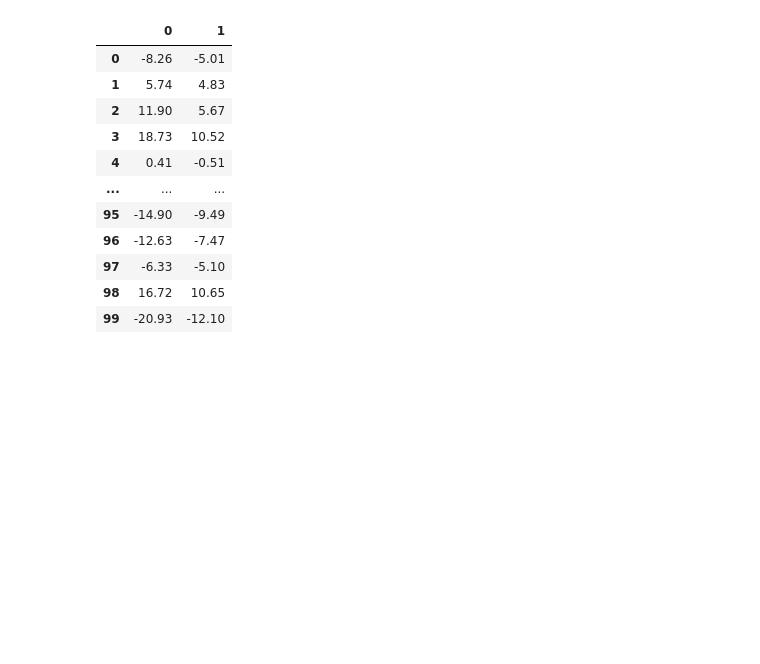
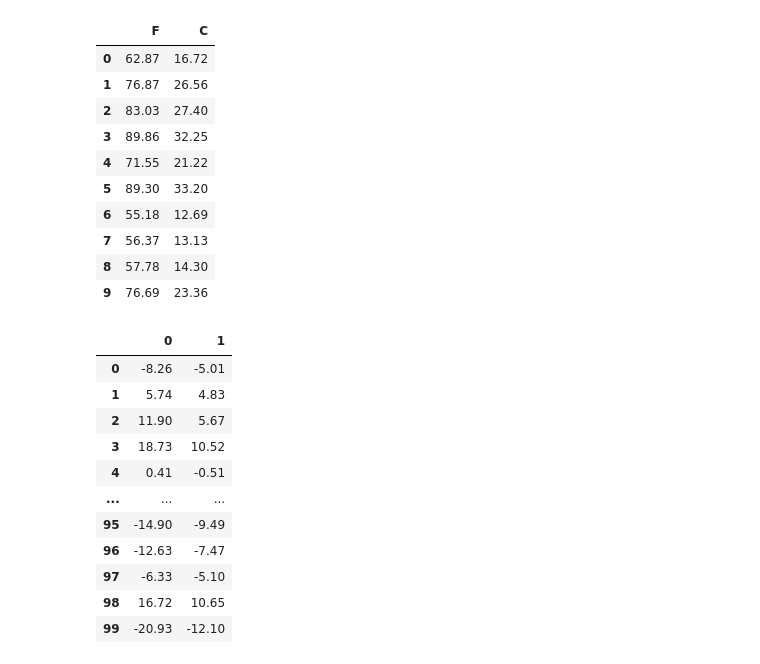
Before and after one commit to PlamenStilyianov/Professional_Certificate_in_ML_and_AI, a Jupyter notebook: Module6/Notebook_starter/svd_2d.ipynb, the cells around one changed output. Saved outputs shown, nothing was run; the diff lists cells and outputs as text; code cells hidden in the pictures; blank space fills up the shorter version.

```diff
--- a/Module6/Notebook_starter/svd_2d.ipynb
+++ b/Module6/Notebook_starter/svd_2d.ipynb
@@ -21,6 +21,19 @@ import pickle
 # %%
 df = pickle.load(open( "save.p", "rb" ))
 X = df.values
+df.head(10)
+# %% [output]
+|  | F | C |
+| 0 | 62.87 | 16.72 |
+| 1 | 76.87 | 26.56 |
+| 2 | 83.03 | 27.40 |
+| 3 | 89.86 | 32.25 |
+| 4 | 71.55 | 21.22 |
+| 5 | 89.30 | 33.20 |
+| 6 | 55.18 | 12.69 |
+| 7 | 56.37 | 13.13 |
+| 8 | 57.78 | 14.30 |
+| 9 | 76.69 | 23.36 |
 # %%
 pd.set_option("display.precision", 2)
 # %%
```
Also changed, not shown: 52 other files.
